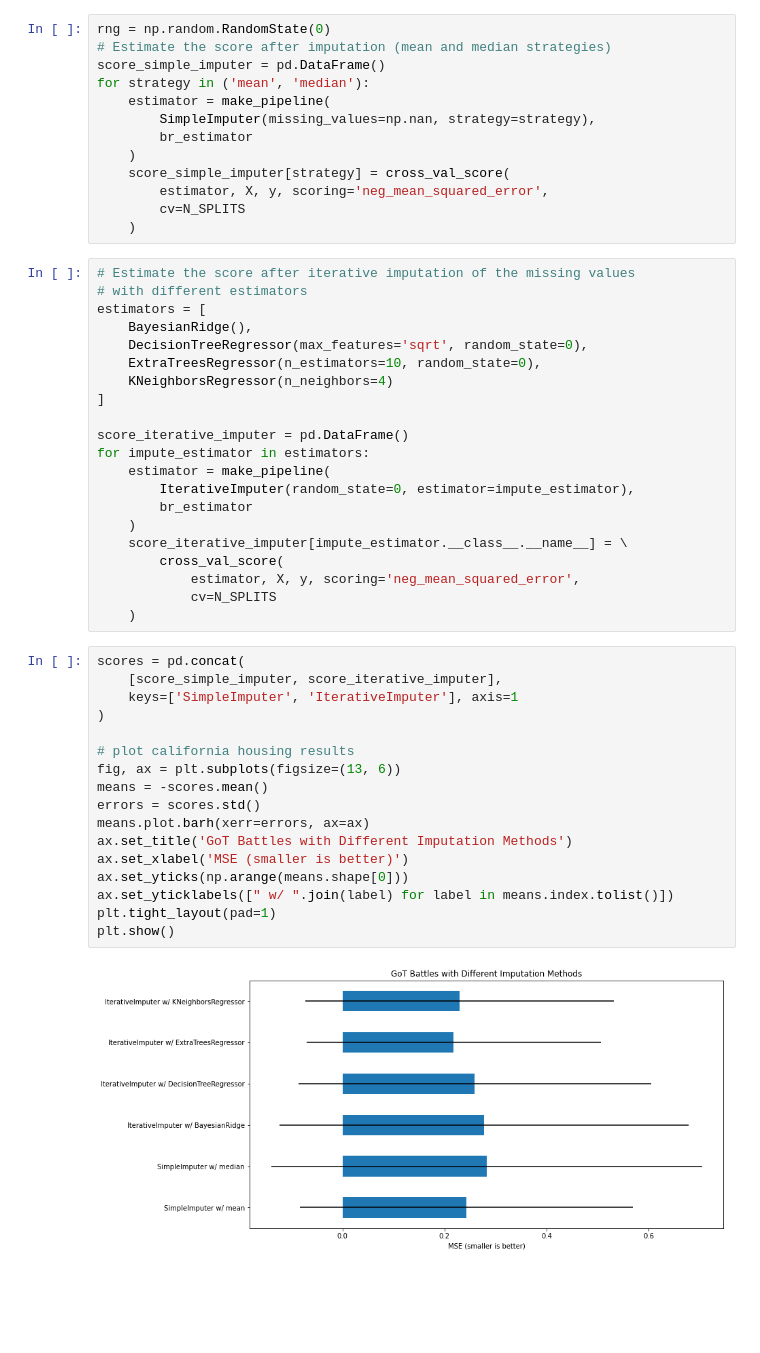
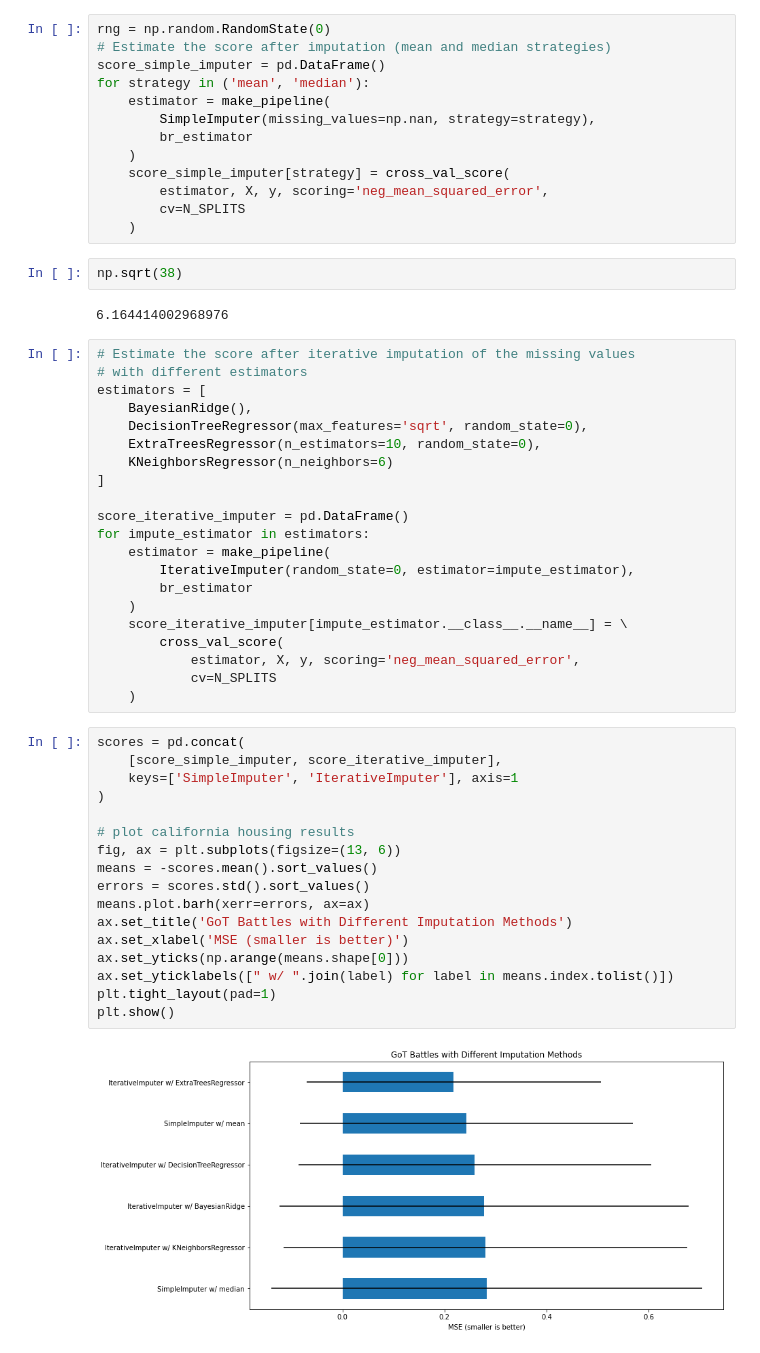
Before and after one commit to stefkim/Game_of_Thrones_Battles_Analysis_and_Prediction, a Jupyter notebook: data_imputation.ipynb, the cells around one changed output. Cells and saved outputs as stored; diff of their text form; blank space fills up the shorter version.

```diff
--- a/data_imputation.ipynb
+++ b/data_imputation.ipynb
@@ -101,6 +101,10 @@ for strategy in ('mean', 'median'):
         estimator, X, y, scoring='neg_mean_squared_error',
         cv=N_SPLITS
     )
+# %%
+np.sqrt(38)
+# %% [output]
+6.164414002968976
 # %%
 # Estimate the score after iterative imputation of the missing values
 # with different estimators
@@ -108,7 +112,7 @@ estimators = [
     BayesianRidge(),
     DecisionTreeRegressor(max_features='sqrt', random_state=0),
     ExtraTreesRegressor(n_estimators=10, random_state=0),
-    KNeighborsRegressor(n_neighbors=4)
+    KNeighborsRegressor(n_neighbors=6)
 ]
 
 score_iterative_imputer = pd.DataFrame()
@@ -125,20 +129,20 @@ for impute_estimator in estimators:
 # %%
 scores = pd.concat(
     [score_simple_imputer, score_iterative_imputer],
     keys=['SimpleImputer', 'IterativeImputer'], axis=1
 )
 
 # plot california housing results
 fig, ax = plt.subplots(figsize=(13, 6))
-means = -scores.mean()
-errors = scores.std()
+means = -scores.mean().sort_values()
+errors = scores.std().sort_values()
 means.plot.barh(xerr=errors, ax=ax)
 ax.set_title('GoT Battles with Different Imputation Methods')
 ax.set_xlabel('MSE (smaller is better)')
 ax.set_yticks(np.arange(means.shape[0]))
 ax.set_yticklabels([" w/ ".join(label) for label in means.index.tolist()])
 plt.tight_layout(pad=1)
 plt.show()
 # %% [output]
-[figure, old version]
+[figure, new version]
 # %%
```
Also changed, not shown: parts of 1 cell of this notebook, 3 other files.
